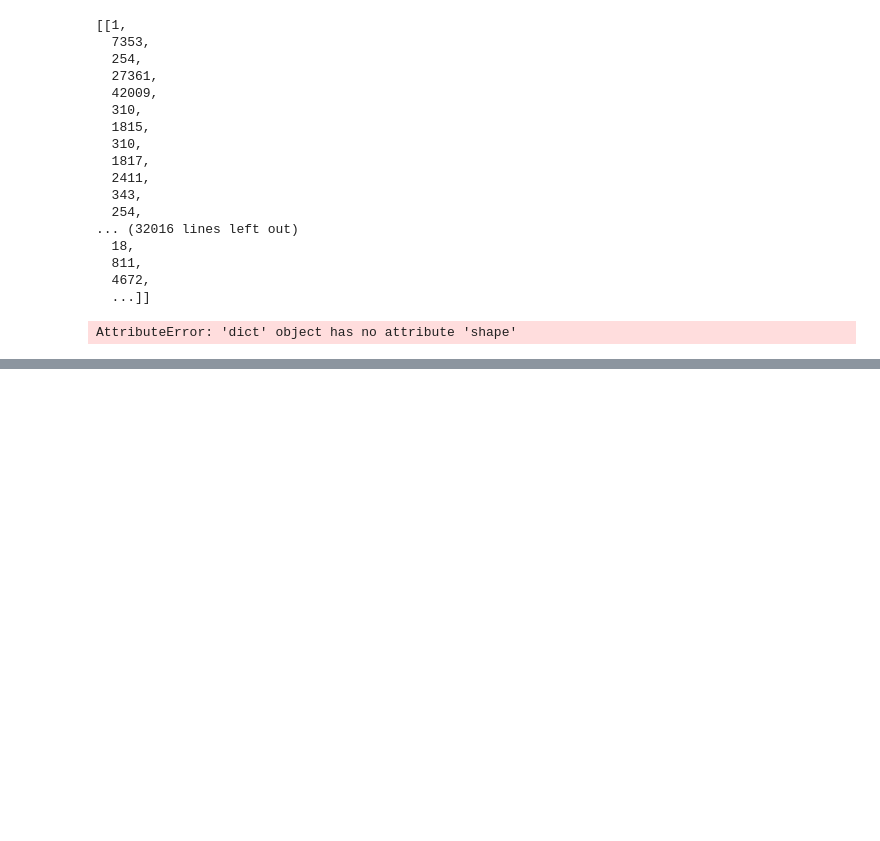
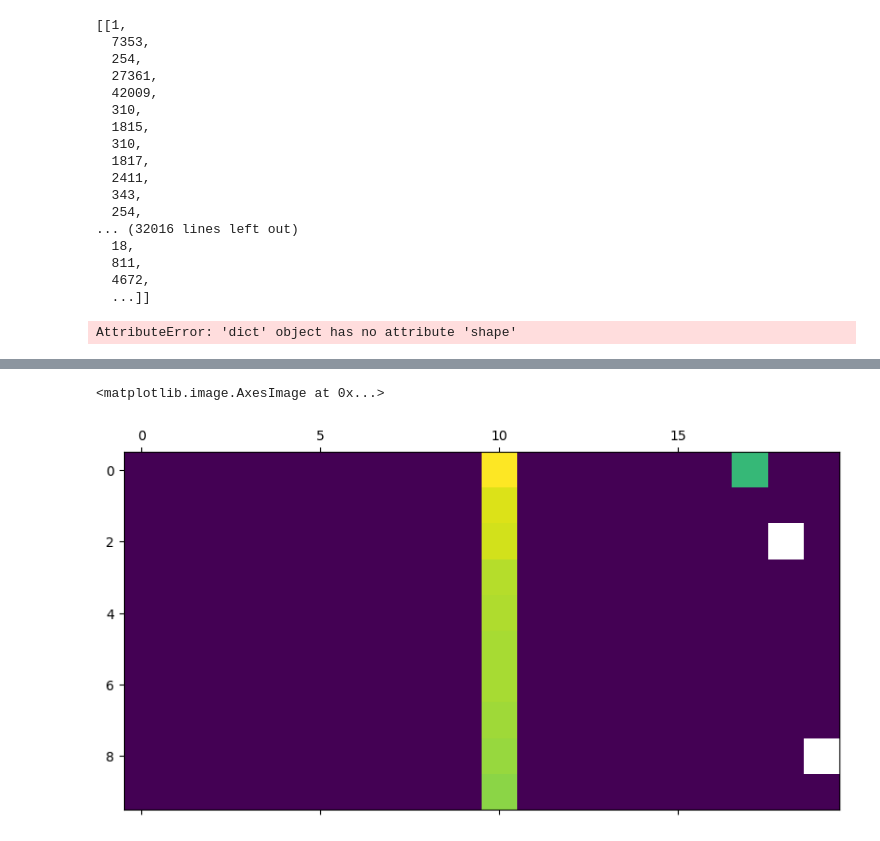
Before and after one commit to pchlenski/mats, a Jupyter notebook: notebooks/scratch.ipynb, the cells around one changed output, grey strips where cells are left out. Drawn from its saved outputs; the diff is of its cells as text; code cells hidden in the pictures; blank space fills up the shorter version.

```diff
--- a/notebooks/scratch.ipynb
+++ b/notebooks/scratch.ipynb
@@ -177,0 +214,6 @@ AttributeError: 'dict' object has no attribute 'shape'
+# %%
+from sprint.visualization import get_topk
+from sprint.loading import load_all
+
+model, data, sae = load_all()
+df, vals = get_topk(feature_id=15954, model=model, n_examples=10, pad=True, clip=10)
@@ -177,0 +266,5 @@ AttributeError: 'dict' object has no attribute 'shape'
+# %%
+plt.matshow(vals)
+# %% [output]
+<matplotlib.image.AxesImage at 0x...>
+[figure, added]
```
Also changed, not shown: parts of 8 cells of this notebook, 8 other files.
